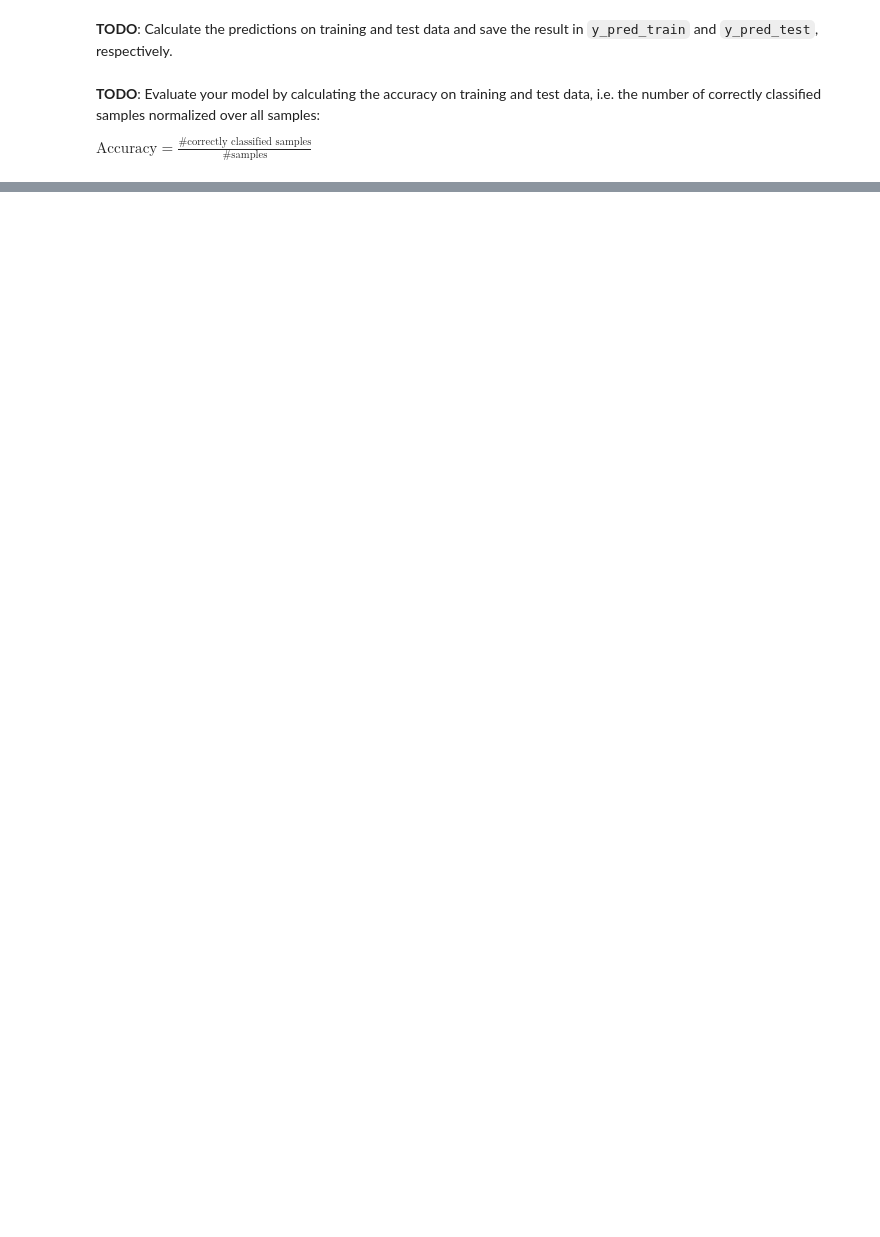
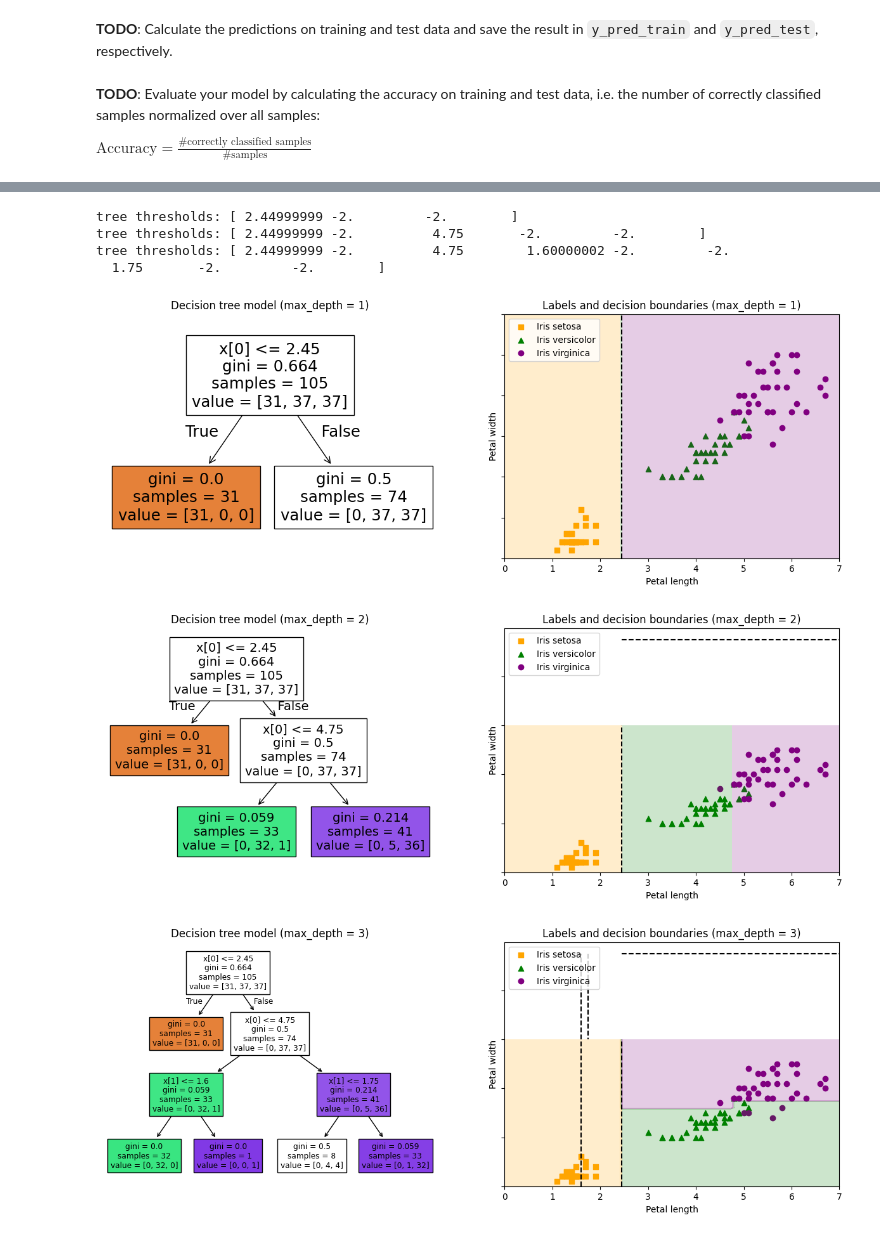
Before and after one commit to lelascarnevali/Udacity_Data_Science, a Jupyter notebook: 2_Introduction_to_Data_Science_and_Supervised_ML/exercises/02-2-Classification_Iris.ipynb, the cells around one changed output, grey strips where cells are left out. Drawn from its saved outputs; the diff is of its cells as text; code cells hidden in the pictures; blank space fills up the shorter version.

```diff
--- a/2_Introduction_to_Data_Science_and_Supervised_ML/exercises/02-2-Classification_Iris.ipynb
+++ b/2_Introduction_to_Data_Science_and_Supervised_ML/exercises/02-2-Classification_Iris.ipynb
@@ -200 +205,64 @@ Training accuracy: 0.96
 Testing accuracy: 1.00
+# %%
+# plot several decision trees with different max_depth
+
+def plot_decision_boundaries(X_train, y_train, max_depth):
+    # train another decision tree classifier with variable max_depth for plotting
+    model = sklearn.tree.DecisionTreeClassifier(max_depth=max_depth, random_state=13)
+    model.fit(X_train.values, y_train.values)
+
+    # use subplots to plot the decision tree and the decision boundaries
+    fig, (ax1, ax2) = plt.subplots(1, 2, sharey=True, figsize=(15, 5))
+
+    # plot the decision tree
+    sklearn.tree.plot_tree(model, filled=True, ax=ax1)
+    ax1.set_title("Decision tree model (max_depth = {})".format(max_depth))
+
+    # plot params
+    xlim0, xlim1 = 0, 7
+    ylim0, ylim1 = 0, 3
+
+    # plot labels
+    ax2.scatter(X_train.values[y_train.values == 0, 0], X_train.values[y_train.values == 0, 1], color='orange', marker='s', label="Iris setosa")
+    ax2.scatter(X_train.values[y_train.values == 1, 0], X_train.values[y_train.values == 1, 1], color='green', marker='^', label="Iris versicolor")
+    ax2.scatter(X_train.values[y_train.values == 2, 0], X_train.values[y_train.values == 2, 1], color='purple', marker='o', label="Iris virginica")
+    ax2.set_xlabel("Petal length")
+    ax2.set_ylabel("Petal width")
+    ax2.legend(loc="upper left")
+    ax2.set_title("Labels and decision boundaries (max_depth = {})".format(max_depth))
+
+    # plot the predictions
+    from matplotlib.colors import ListedColormap
+    my_cmap = ListedColormap(['orange', 'green', 'purple'])
+    xx, yy = np.meshgrid(np.linspace(xlim0, xlim1, 100), np.linspace(ylim0, ylim1, 100))
+    Z = model.predict(np.c_[xx.ravel(), yy.ravel()])
+    Z = Z.reshape(xx.shape)
+    cs = plt.contourf(xx, yy, Z, alpha=0.2, cmap=my_cmap)
+
+    # plot the decision boundaries
+    print("tree thresholds:", model.tree_.threshold)
+    if max_depth == 1:
+        a = model.tree_.threshold[[0]]
+        ax2.plot([a, a], [ylim0, ylim1], "k--")
+    elif max_depth == 2:
+        a, b = model.tree_.threshold[[0, 2]]
+        ax2.plot([a, a], [ylim0, ylim1], "k--")
+        ax2.plot([a, xlim1], [b, b], "k--")
+    elif max_depth == 3:
+        a, b, c, d = model.tree_.threshold[[0, 2, 3, 6]]
+        ax2.plot([a, a], [ylim0, ylim1], "k--")
+        ax2.plot([a, xlim1], [b, b], "k--")
+        ax2.plot([c, c], [ylim0, b], "k--")
+        ax2.plot([d, d], [b, ylim1], "k--")
+
+
+for i in range(1, 4):
+    plot_decision_boundaries(X_train, y_train, i)
+# %% [output]
+tree thresholds: [ 2.44999999 -2.         -2.        ]
+tree thresholds: [ 2.44999999 -2.          4.75       -2.         -2.        ]
+tree thresholds: [ 2.44999999 -2.          4.75        1.60000002 -2.         -2.
+  1.75       -2.         -2.        ]
+[figure, added]
+[figure, added]
+[figure, added]
```
Also changed, not shown: parts of 5 cells of this notebook.
